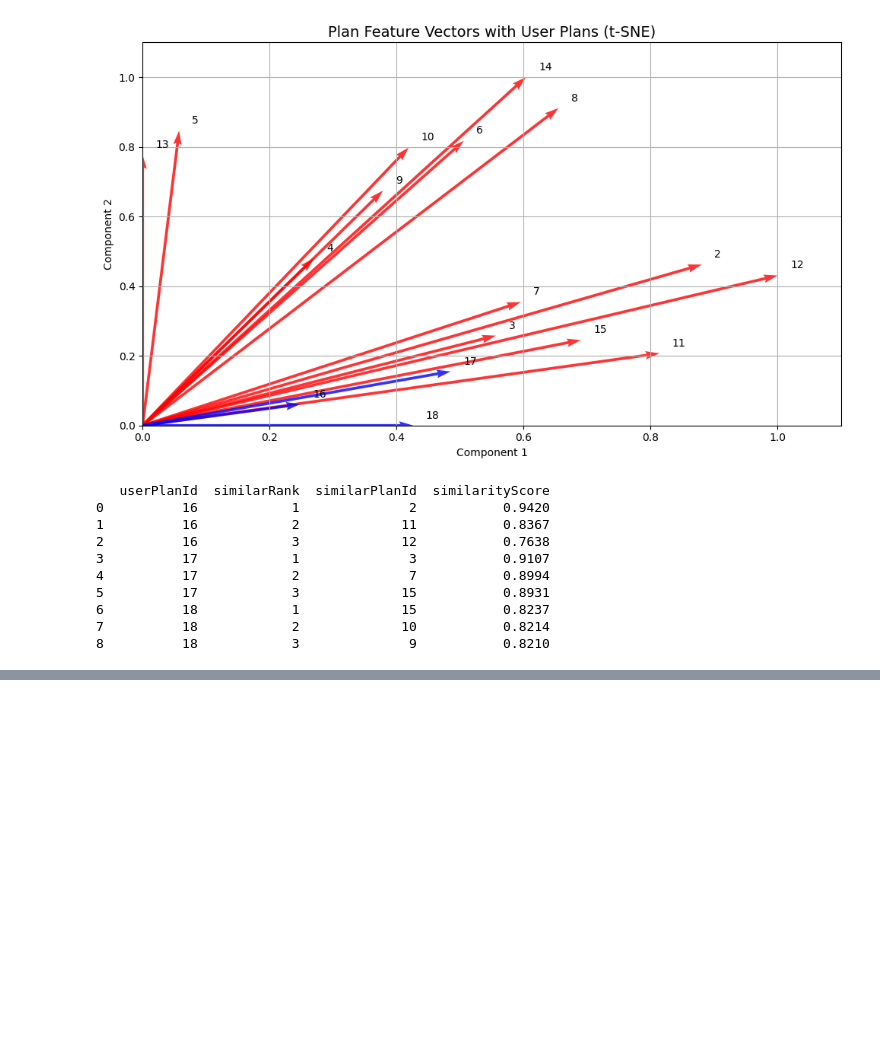
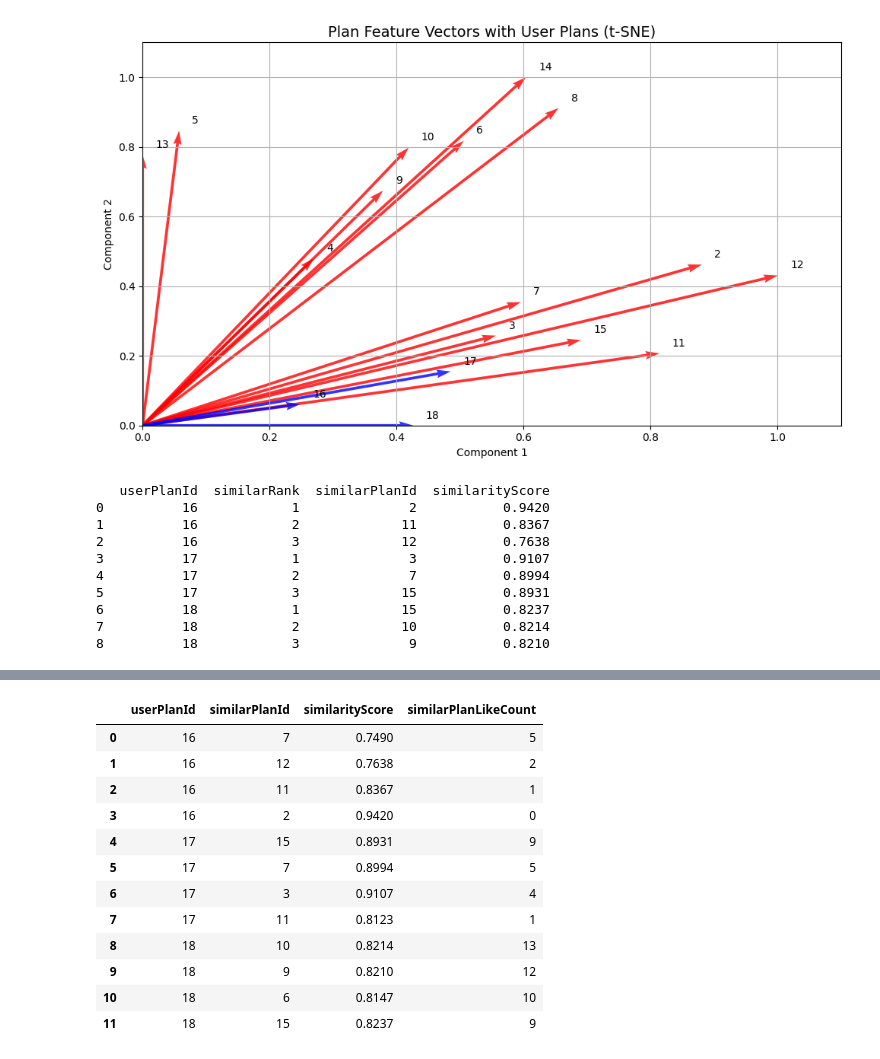
Before and after one commit to tripwith-dev/plan-recommender, a Jupyter notebook: tsne.ipynb, the cells around one changed output, grey strips where cells are left out. Cells and saved outputs as stored; diff of their text form; code cells hidden in the pictures; blank space fills up the shorter version.

```diff
--- a/tsne.ipynb
+++ b/tsne.ipynb
@@ -189,0 +205,14 @@ print(recommend_df)
+# %%
+# 추천 결과에 likeCount 추가 (planId 기준 merge)
+recommend_df = recommend_df.merge(df[['planId', 'likeCount']],
+                                  left_on='similarPlanId',
+                                  right_on='planId',
+                                  how='left')
+
+# 컬럼 정리
+recommend_df = recommend_df.drop(columns=['planId'])  # 중복 컬럼 제거
+recommend_df = recommend_df.rename(columns={'likeCount': 'similarPlanLikeCount'})
+
+# 유사도 → 좋아요 수 기준 정렬
+recommend_df = recommend_df.sort_values(by=['userPlanId', 'similarityScore', 'similarPlanLikeCount'],
+                                        ascending=[True, False, False])
@@ -189,0 +229,29 @@ print(recommend_df)
+# %%
+# 1. userPlanId별로 similarityScore가 큰 상위 4개 추출
+top_k = 4
+top_sim_df = (
+    recommend_df
+    .sort_values(by=['userPlanId', 'similarityScore'], ascending=[True, False])
+    .groupby('userPlanId')
+    .head(top_k)
+)
+
+# 2. 그 다음, likeCount 기준으로 정렬
+top_sim_df = top_sim_df.sort_values(by=['userPlanId', 'similarPlanLikeCount'], ascending=[True, False])
+
+top_sim_df.reset_index(drop=True, inplace=True)
+top_sim_df
+# %% [output]
+|  | userPlanId | similarPlanId | similarityScore | similarPlanLikeCount |
+| 0 | 16 | 7 | 0.7490 | 5 |
+| 1 | 16 | 12 | 0.7638 | 2 |
+| 2 | 16 | 11 | 0.8367 | 1 |
+| 3 | 16 | 2 | 0.9420 | 0 |
+| 4 | 17 | 15 | 0.8931 | 9 |
+| 5 | 17 | 7 | 0.8994 | 5 |
+| 6 | 17 | 3 | 0.9107 | 4 |
+| 7 | 17 | 11 | 0.8123 | 1 |
+| 8 | 18 | 10 | 0.8214 | 13 |
+| 9 | 18 | 9 | 0.8210 | 12 |
+| 10 | 18 | 6 | 0.8147 | 10 |
+| 11 | 18 | 15 | 0.8237 | 9 |
```
Also changed, not shown: parts of 4 cells of this notebook, 1 other file.
